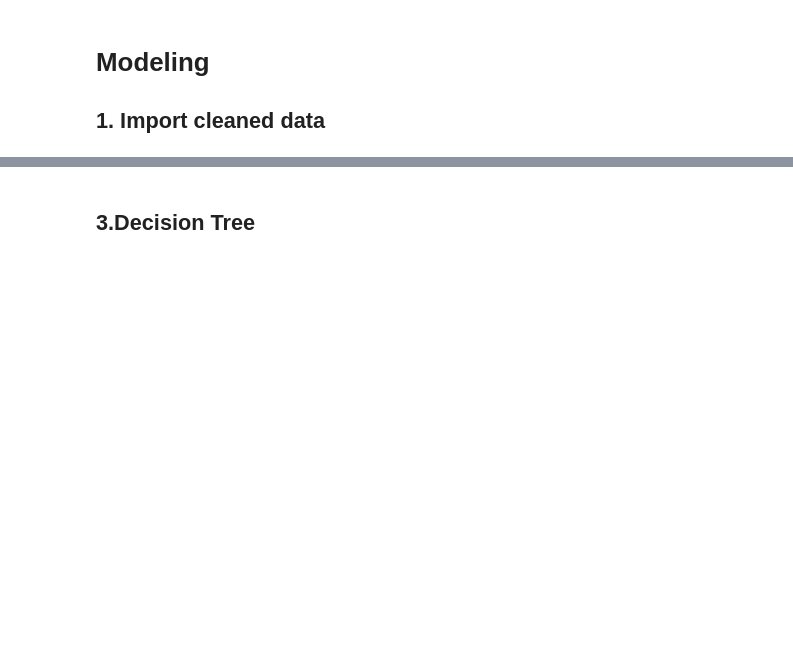
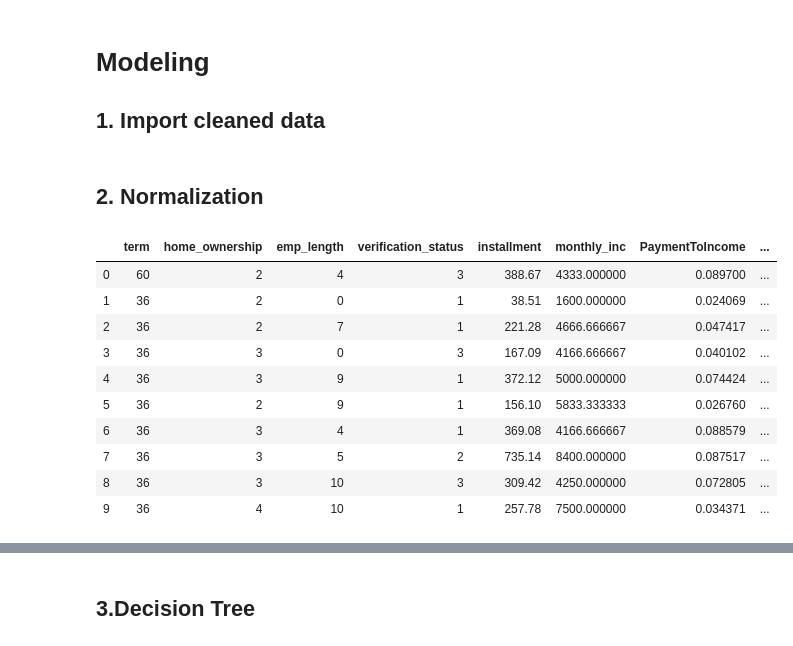
Before and after one commit to heyifuwhu/Lending_Club, a Jupyter notebook: Modeling.ipynb, the cells around one changed output, grey strips where cells are left out. Saved outputs shown, nothing was run; the diff lists cells and outputs as text; code cells hidden in the pictures; blank space fills up the shorter version.

```diff
--- a/Modeling.ipynb
+++ b/Modeling.ipynb
@@ -47,3 +59,19 @@ def show_result(clf, X_train, Y_train, X_test, Y_test, pos_label):
     result["Recall"] = recall_score(Y_test, Y_pred, pos_label = pos_label)
     result["F1-Score"] = f1_score(Y_test, Y_pred, pos_label = pos_label)
     return result
+# %% [markdown]
+## 2. Normalization
+# %%
+X_train.head(10)
+# %% [output]
+|  | term | home_ownership | emp_length | verification_status | installment | monthly_inc | PaymentToIncome | ... |
+| 0 | 60 | 2 | 4 | 3 | 388.67 | 4333.000000 | 0.089700 | ... |
+| 1 | 36 | 2 | 0 | 1 | 38.51 | 1600.000000 | 0.024069 | ... |
+| 2 | 36 | 2 | 7 | 1 | 221.28 | 4666.666667 | 0.047417 | ... |
+| 3 | 36 | 3 | 0 | 3 | 167.09 | 4166.666667 | 0.040102 | ... |
+| 4 | 36 | 3 | 9 | 1 | 372.12 | 5000.000000 | 0.074424 | ... |
+| 5 | 36 | 2 | 9 | 1 | 156.10 | 5833.333333 | 0.026760 | ... |
+| 6 | 36 | 3 | 4 | 1 | 369.08 | 4166.666667 | 0.088579 | ... |
+| 7 | 36 | 3 | 5 | 2 | 735.14 | 8400.000000 | 0.087517 | ... |
+| 8 | 36 | 3 | 10 | 3 | 309.42 | 4250.000000 | 0.072805 | ... |
+| 9 | 36 | 4 | 10 | 1 | 257.78 | 7500.000000 | 0.034371 | ... |
```
Also changed, not shown: parts of 17 cells of this notebook, 4 other files.
